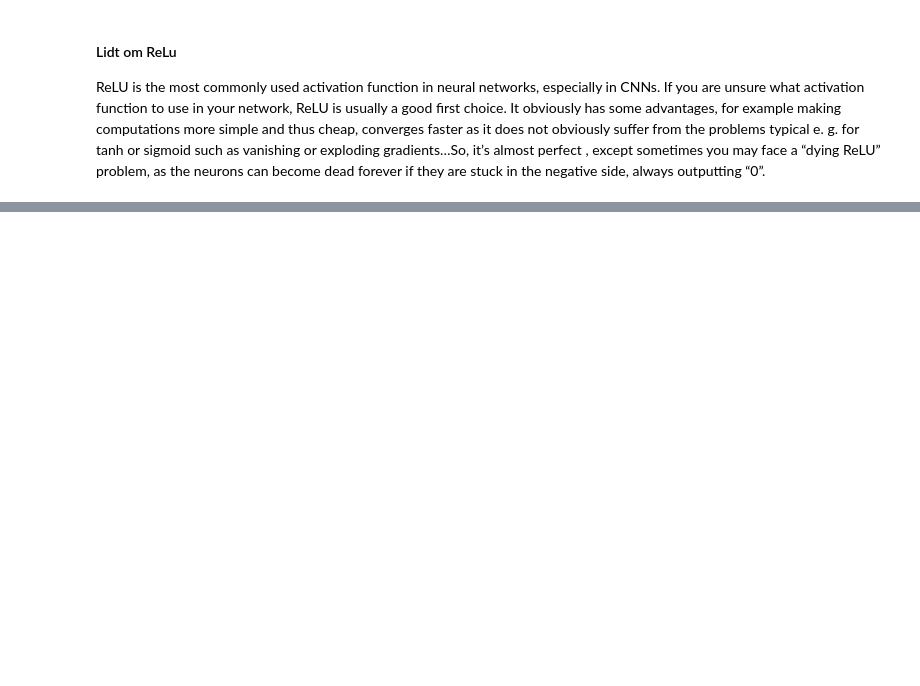
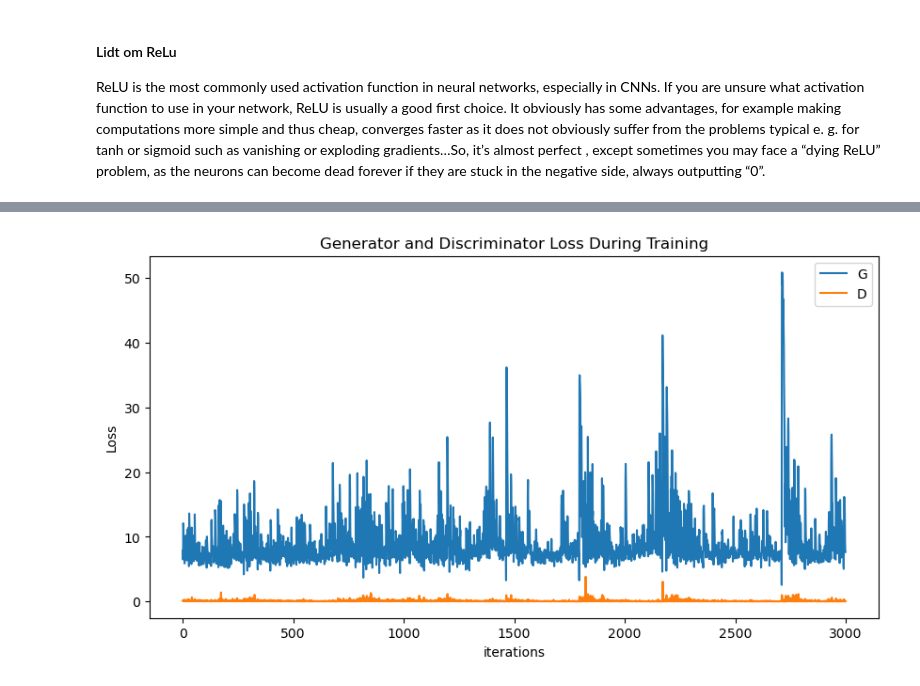
Before and after one commit to mipug/AML, a Jupyter notebook: notebook.ipynb, the cells around one changed output, grey strips where cells are left out. Cells and saved outputs as stored; diff of their text form; code cells hidden in the pictures; blank space fills up the shorter version.

```diff
--- a/notebook.ipynb
+++ b/notebook.ipynb
@@ -184,11 +236,16 @@ def weights_init(m):
 # %%
+# Create the discriminator and the generator.
 netG = Generator(ngpu).to(device)
+netD = Discriminator(ngpu).to(device)
 
 
 # Apply the ``weights_init`` function to randomly initialize all weights
 #  to ``mean=0``, ``stdev=0.02``.
 netG.apply(weights_init)
+netD.apply(weights_init)
 
 # Print the model
+print(netD)
+# Print the model
 print(netG)
 # %% [output]
@@ -218,0 +269,16 @@ class Discriminator(nn.Module):
+# %%
+## Loss functions
+# Initialize the ``BCELoss`` function, Binary cross entropy
+criterion = nn.BCELoss()
+
+# Create batch of latent vectors that we will use to visualize
+#  the progression of the generator
+fixed_noise = torch.randn(64, latent_size, 1, 1, device=device)
+
+# Establish convention for real and fake labels during training
+real_label = 1.
+fake_label = 0.
+
+# Setup Adam optimizers for both G and D
+optimizerD = optim.Adam(netD.parameters(), lr=lr, betas=(beta1, 0.999))
+optimizerG = optim.Adam(netG.parameters(), lr=lr, betas=(beta1, 0.999))
@@ -220,0 +419,11 @@ class Discriminator(nn.Module):
+# %%
+plt.figure(figsize=(10,5))
+plt.title("Generator and Discriminator Loss During Training")
+plt.plot(G_losses,label="G")
+plt.plot(D_losses,label="D")
+plt.xlabel("iterations")
+plt.ylabel("Loss")
+plt.legend()
+plt.show()
+# %% [output]
+[figure, added]
```
Also changed, not shown: parts of 14 cells of this notebook.
